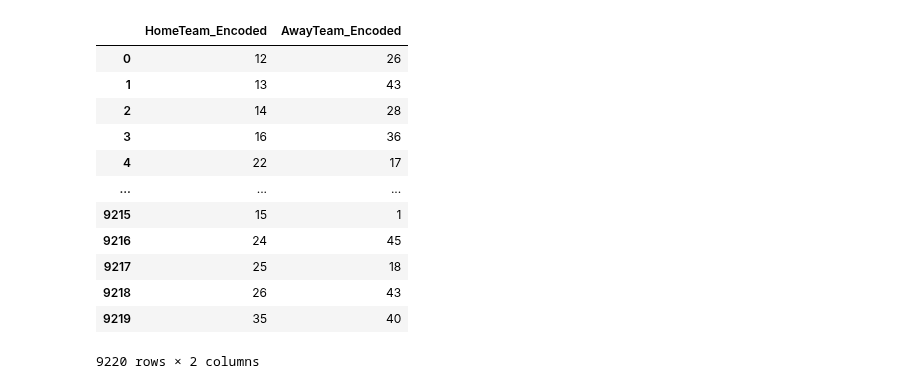
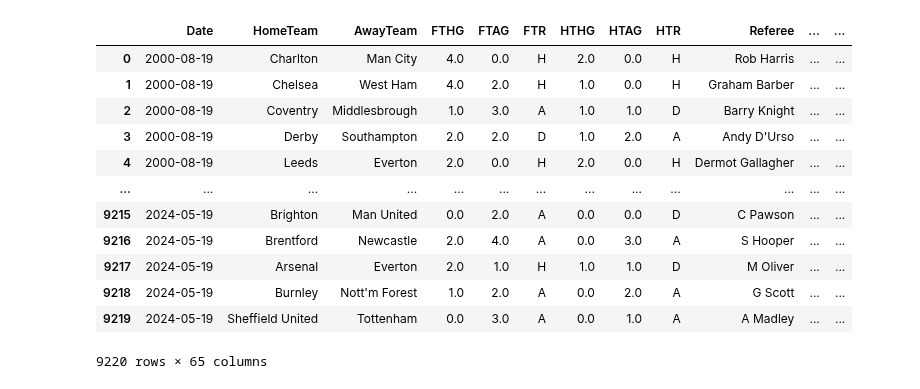
Before and after one commit to chenhsu16/SVM_Collab, a Jupyter notebook: Salvina/SVM_2_SZ copy.ipynb, the cells around one changed output. Saved outputs shown, nothing was run; the diff lists cells and outputs as text; code cells hidden in the pictures.

```diff
--- a/Salvina/SVM_2_SZ copy.ipynb
+++ b/Salvina/SVM_2_SZ copy.ipynb
@@ -20,0 +92,13 @@ data.head()
+# %%
+# Function to get the manager for a specific team and match date
+def get_spending(team, match_date):
+    spending_row = df_spending[
+        (df_spending['Team'] == team) &
+        (df_spending['Season_Start'] <= match_date) &
+        (df_spending['Season_End'] >= match_date)
+    ]
+    return spending_row['Expenditure'].iloc[0] if not spending_row.empty else None
+
+# Add HomeManager and AwayManager columns to df_matches
+df_matches['HomeSpending'] = df_matches.apply(lambda row: get_spending(row['HomeTeam'], row['Date']), axis=1)
+df_matches['AwaySpending'] = df_matches.apply(lambda row: get_spending(row['AwayTeam'], row['Date']), axis=1)
@@ -73,7 +213,7 @@ attributes = ['FTHG', 'HTHG', 'HS', 'HC', 'HF', 'HY', 'HR',
               'FTAG', 'HTAG', 'AS', 'AC', 'AF', 'AY', 'AR']
 
 # Apply the optimized function
-data = compute_pairwise_rolling(data, attributes, n)
+df_matches = compute_pairwise_rolling(df_matches, attributes, n)
 
-display(data)
+display(df_matches)
 # %% [output]
@@ -93,19 +233,47 @@ display(data)
 # %%
-input_features = ['HomeTeam_Encoded','AwayTeam_Encoded']
-data_input = data[input_features]
-display(data_input)
+# Team Names
+le_teams = LabelEncoder()
+
+# Using the same label encoder for the home and away teams.
+le_teams.fit(pd.concat([df_matches['HomeTeam'],df_matches['AwayTeam']]))
+
+# Using the label encoder to encode the home and away teams
+df_matches['HomeTeam_Encoded'] = le_teams.transform(df_matches['HomeTeam'])
+df_matches['AwayTeam_Encoded'] = le_teams.transform(df_matches['AwayTeam'])
+
+# FTR and HTR
+le_results = LabelEncoder()
+le_results.fit(pd.concat([df_matches['FTR'],df_matches['HTR']]))
+
+# Using the label encoder to encode the FTR and HTR
+df_matches['FTR_Encoded'] = le_results.transform(df_matches['FTR'])
+df_matches['HTR_Encoded'] = le_results.transform(df_matches['HTR'])
+
+# Referee
+le_referee = LabelEncoder()
+le_referee.fit(df_matches['Referee'])
+
+df_matches['Referee_Encoded'] = le_referee.transform(df_matches['Referee'])
+
+# Managers
+le_managers = LabelEncoder()
+le_managers.fit(pd.concat([df_matches['HomeManager'],df_matches['AwayManager']]))
+df_matches['HomeManager_Encoded'] = le_managers.transform(df_matches['HomeManager'])
+df_matches['AwayManager_Encoded'] = le_managers.transform(df_matches['AwayManager'])
+
+display(df_matches)
 # %% [output]
-|  | HomeTeam_Encoded | AwayTeam_Encoded |
-| 0 | 12 | 26 |
-| 1 | 13 | 43 |
-| 2 | 14 | 28 |
-| 3 | 16 | 36 |
-| 4 | 22 | 17 |
-| ... | ... | ... |
-| 9215 | 15 | 1 |
-| 9216 | 24 | 45 |
-| 9217 | 25 | 18 |
-| 9218 | 26 | 43 |
-| 9219 | 35 | 40 |
+|  | Date | HomeTeam | AwayTeam | FTHG | FTAG | FTR | HTHG | HTAG | HTR | Referee | ... | ... |
+| 0 | 2000-08-19 | Charlton | Man City | 4.0 | 0.0 | H | 2.0 | 0.0 | H | Rob Harris | ... | ... |
+| 1 | 2000-08-19 | Chelsea | West Ham | 4.0 | 2.0 | H | 1.0 | 0.0 | H | Graham Barber | ... | ... |
+| 2 | 2000-08-19 | Coventry | Middlesbrough | 1.0 | 3.0 | A | 1.0 | 1.0 | D | Barry Knight | ... | ... |
+| 3 | 2000-08-19 | Derby | Southampton | 2.0 | 2.0 | D | 1.0 | 2.0 | A | Andy D'Urso | ... | ... |
+| 4 | 2000-08-19 | Leeds | Everton | 2.0 | 0.0 | H | 2.0 | 0.0 | H | Dermot Gallagher | ... | ... |
+| ... | ... | ... | ... | ... | ... | ... | ... | ... | ... | ... | ... | ... |
+| 9215 | 2024-05-19 | Brighton | Man United | 0.0 | 2.0 | A | 0.0 | 0.0 | D | C Pawson | ... | ... |
+| 9216 | 2024-05-19 | Brentford | Newcastle | 2.0 | 4.0 | A | 0.0 | 3.0 | A | S Hooper | ... | ... |
+| 9217 | 2024-05-19 | Arsenal | Everton | 2.0 | 1.0 | H | 1.0 | 1.0 | D | M Oliver | ... | ... |
+| 9218 | 2024-05-19 | Burnley | Nott'm Forest | 1.0 | 2.0 | A | 0.0 | 2.0 | A | G Scott | ... | ... |
+| 9219 | 2024-05-19 | Sheffield United | Tottenham | 0.0 | 3.0 | A | 0.0 | 1.0 | A | A Madley | ... | ... |
-9220 rows × 2 columns
+9220 rows × 65 columns
 # %%
```
Also changed, not shown: parts of 8 cells of this notebook.
